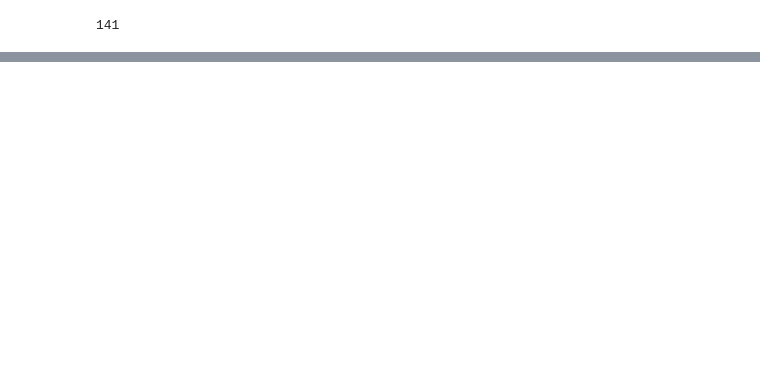
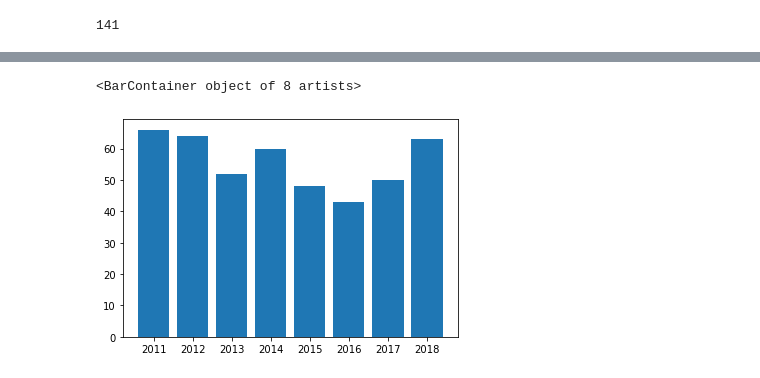
Before and after one commit to JeevanBhoot/citadel-dataopen, a Jupyter notebook: whether_gen.ipynb, the cells around one changed output, grey strips where cells are left out. Saved outputs shown, nothing was run; the diff lists cells and outputs as text; code cells hidden in the pictures; blank space fills up the shorter version.

Commit message:
gentrified

```diff
--- a/whether_gen.ipynb
+++ b/whether_gen.ipynb
@@ -169,0 +184,28 @@ plt.bar(Years[1:],gentrified_number)
+# %%
+# Whether eligable
+
+census_data['gentrify_elig'] = 0
+income_40_percentile = census_data['2010household_income'].quantile(0.4)
+census_data['2010_population_greater_500'] = 0
+
+value_40_percentile = census_data['2010home_value'].quantile(0.4)
+value_40_percentile
+
+census_data.loc[(census_data['2010household_income'] <= income_40_percentile) &
+               (census_data['2010home_value'] <= value_40_percentile) &
+               (census_data['2010population'] >= 500), 'gentrify_elig'] = 1
+# %%
+for j in range(0,len(RPI)):
+    census_data["{Year}gentrified_and_eligable".format(Year = Years[j+1])] = np.where((census_data["gentrify_elig"] ==1) & (census_data['{Year}gentrified'.format(Year = Years[j+1])] == 1) , 1, 0)
+# %%
+np.count_nonzero(census_data['2018gentrified_and_eligable'])
+
+
+gentrified_number_and_eligable = np.zeros(8)
+for j in range(0,len(RPI)):
+    gentrified_number_and_eligable[j] = np.count_nonzero(census_data['{Year}gentrified_and_eligable'.format(Year = Years[j+1])])
+
+plt.bar(Years[1:],gentrified_number_and_eligable)
+# %% [output]
+<BarContainer object of 8 artists>
+[figure, added]
```
Also changed, not shown: parts of 10 cells of this notebook.
